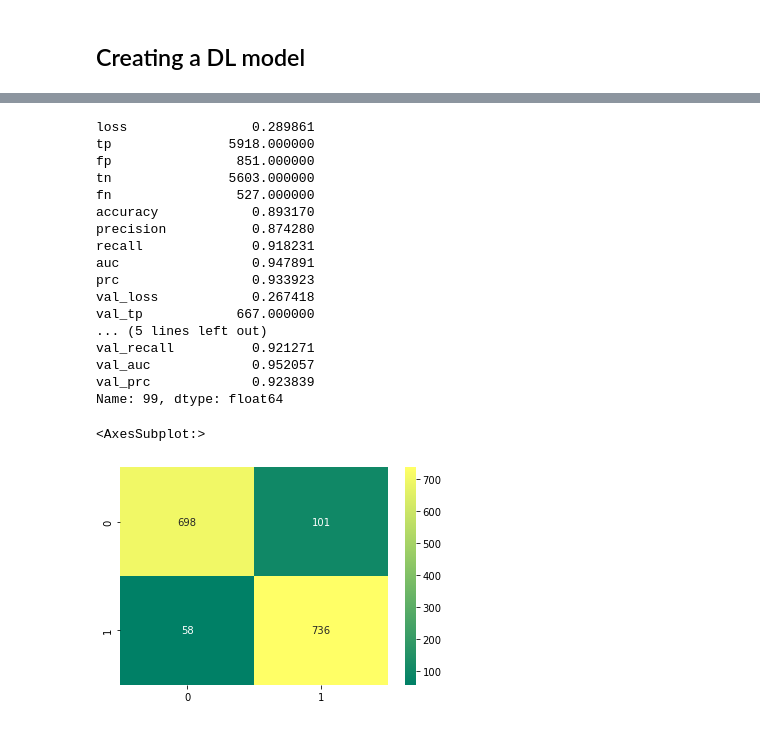
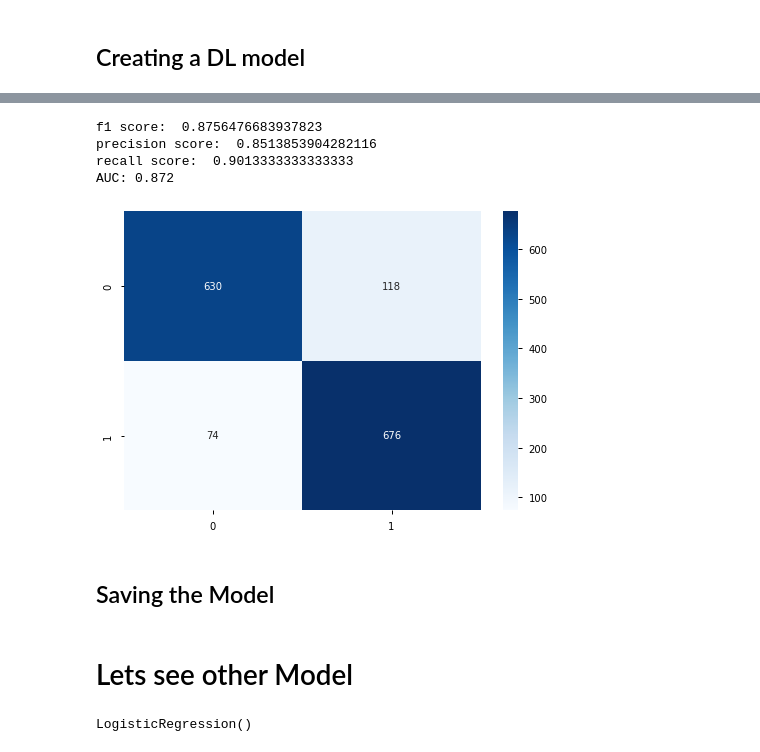
Before and after one commit to tikendraw/churn-prediction-mlops, a Jupyter notebook: Churn_modeling.ipynb, the cells around one changed output, grey strips where cells are left out. Drawn from its saved outputs; the diff is of its cells as text; code cells hidden in the pictures.

```diff
--- a/Churn_modeling.ipynb
+++ b/Churn_modeling.ipynb
@@ -283,21 +379 @@ for i in to_plot:
-# %%
-dd.iloc[99]
-# %% [output]
-loss                0.289861
-tp               5918.000000
-fp                851.000000
-tn               5603.000000
-fn                527.000000
-accuracy            0.893170
-precision           0.874280
-recall              0.918231
-auc                 0.947891
-prc                 0.933923
-val_loss            0.267418
-val_tp            667.000000
-... (5 lines left out)
-val_recall          0.921271
-val_auc             0.952057
-val_prc             0.923839
-Name: 99, dtype: float64
 # %%
@@ -309,5 +384,22 @@ cm = confusion_matrix(ytest,ypred)
-# %%
-sns.heatmap(cm, annot=True, fmt = 'g',cmap = 'summer')
-# %% [output]
-<AxesSubplot:>
-[figure, removed]
+# %%
+def all_metrics(y_true, y_pred, heatmap = True):
+    from sklearn.metrics import f1_score, precision_score, recall_score,roc_auc_score, confusion_matrix
+    print('f1 score: ',f1_score(y_true, y_pred))
+    print( 'precision score: ', precision_score(y_true, y_pred))
+    print('recall score: ',recall_score(y_true,y_pred))
+    auc = roc_auc_score(y_true, y_pred)
+    print('AUC: %.3f' % auc)
+    if heatmap:
+        sns.heatmap(confusion_matrix(y_true, y_pred), annot=True,cmap='Blues', fmt='g')
+    else:
+        print(confusion_matrix(y_true, y_pred))
+# %%
+all_metrics(ytest,ypred)
+# %% [output]
+f1 score:  0.8756476683937823
+precision score:  0.8513853904282116
+recall score:  0.9013333333333333
+AUC: 0.872
+[figure, added]
+# %% [markdown]
+## Saving the Model
@@ -313,0 +409,2 @@ sns.heatmap(cm, annot=True, fmt = 'g',cmap = 'summer')
+# %% [markdown]
+# Lets see other Model
@@ -313,0 +413,5 @@ sns.heatmap(cm, annot=True, fmt = 'g',cmap = 'summer')
+# %%
+log = LogisticRegression()
+log.fit(xtrain,ytrain)
+# %% [output]
+LogisticRegression()
```
Also changed, not shown: parts of 48 cells of this notebook, 14 other files.
